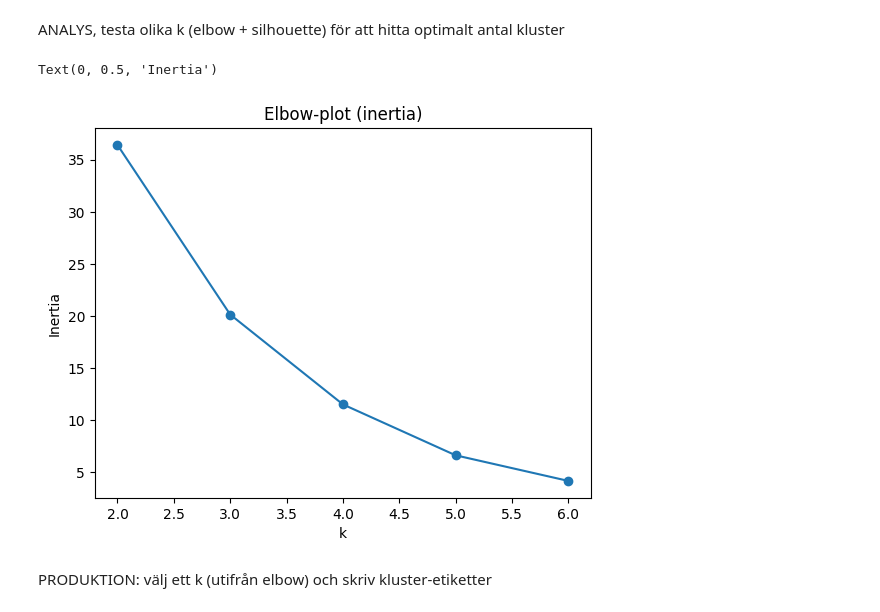
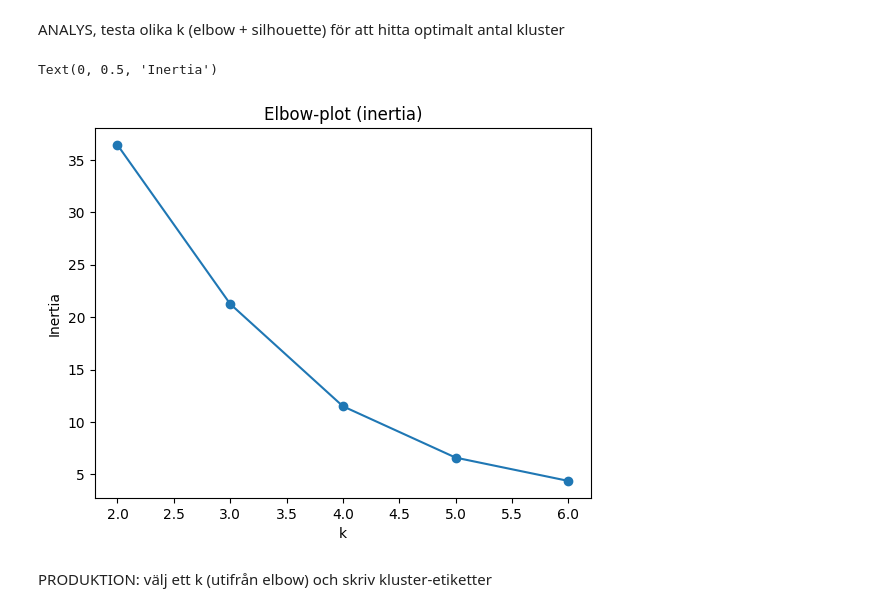
Before and after one commit to SVP-GU/group-project-hackstreet-boys, a Jupyter notebook: dataset_KMean_grupperar_lek_dist.ipynb, the cells around one changed output. Saved outputs shown, nothing was run; the diff lists cells and outputs as text; code cells hidden in the pictures.

Commit message:
ändrat till n_init = "auto"

```diff
--- a/dataset_KMean_grupperar_lek_dist.ipynb
+++ b/dataset_KMean_grupperar_lek_dist.ipynb
@@ -98,27 +98,27 @@ ANALYS, testa olika k (elbow + silhouette) för att hitta optimalt antal kluster
 # %%
 from sklearn.metrics import silhouette_score
 inertias, sil_scores = [], []
 K = range(2, 7)                            #prova k = 2–6
 
 for k in K:
     km = KMeans(
         n_clusters=k,
-        n_init=10,         #<-- stabilare: 10 slumpstarter
+        n_init="auto",         #<-- stabilare: 10 slumpstarter
         random_state=0
     )
     labels = km.fit_predict(X_scaled)
     inertias.append(km.inertia_)                  # elbow‑värde
     sil_scores.append(silhouette_score(X_scaled, labels))
 
 #(valfritt) plottar inertia‑kurvan
 plt.figure()
 plt.plot(K, inertias, marker='o')
 plt.title("Elbow‑plot (inertia)")
 plt.xlabel("k")
 plt.ylabel("Inertia")
 # %% [output]
 Text(0, 0.5, 'Inertia')
-[figure, old version]
+[figure, new version]
 # %% [markdown]
 PRODUKTION: välj ett k (utifrån elbow) och skriv kluster‑etiketter
 # %%
```
Also changed, not shown: parts of 2 cells of this notebook.
